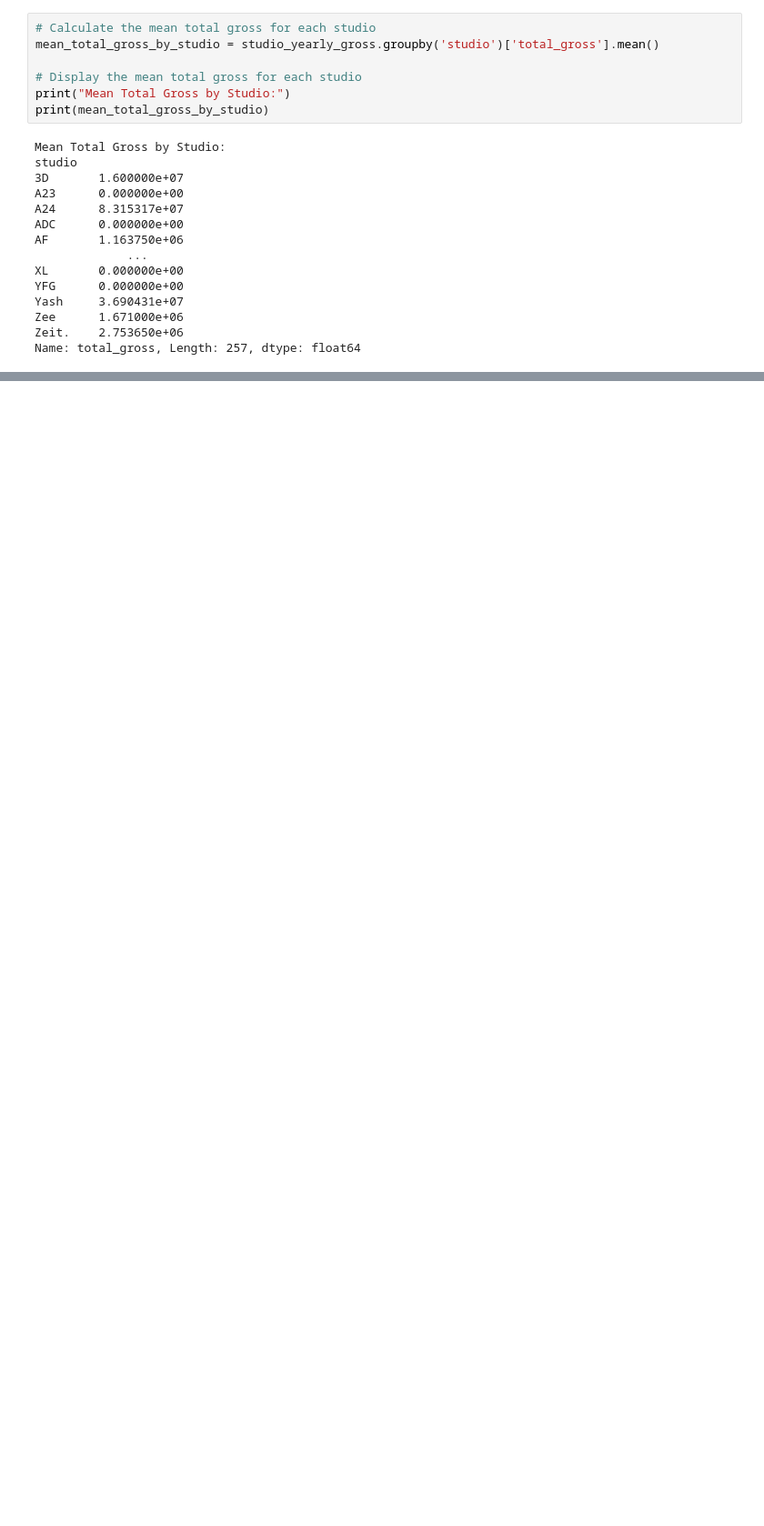
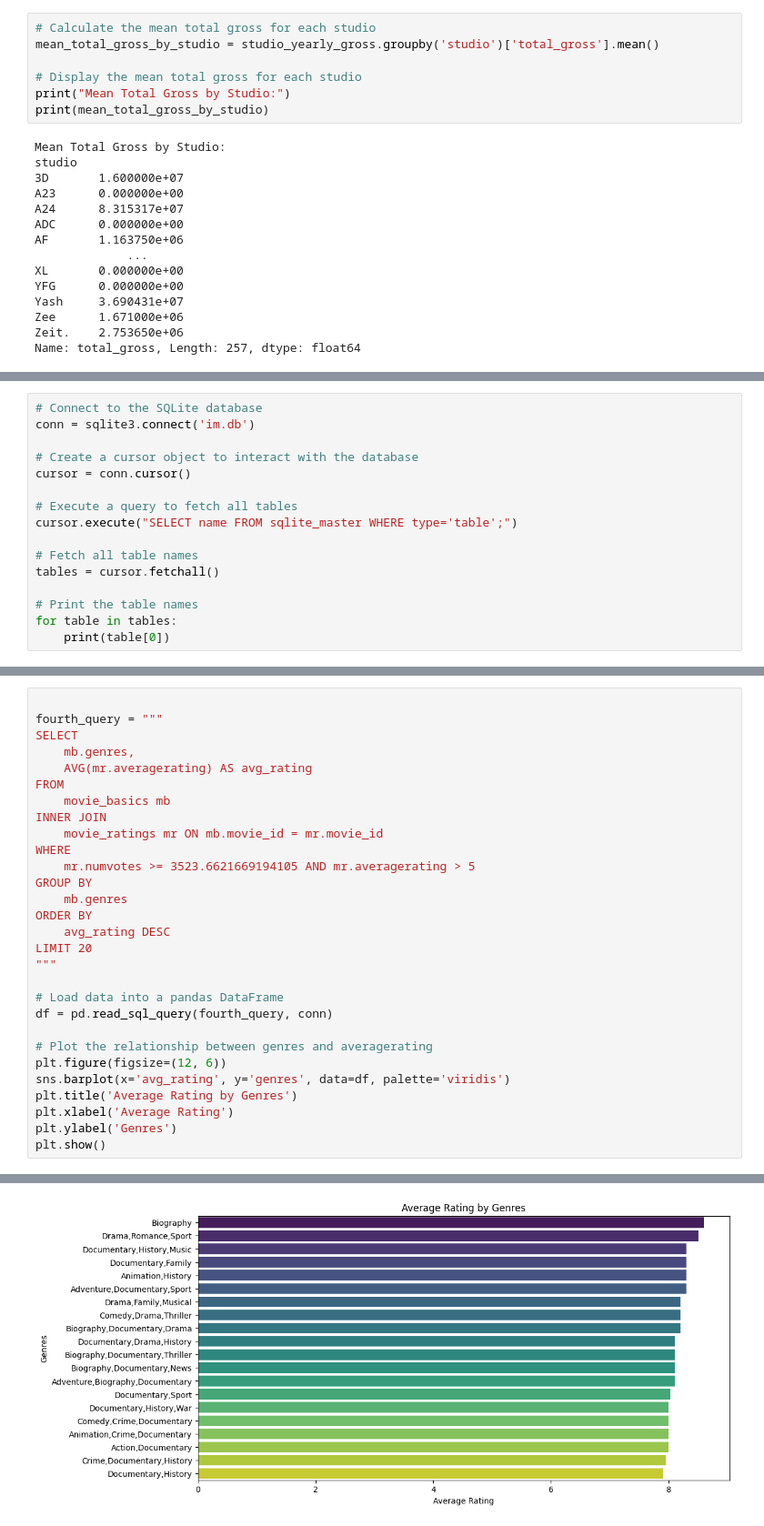
Before and after one commit to phelanthropus/Microsoft-Analysis, a Jupyter notebook: Microsoft Analysis.ipynb, the cells around one changed output, grey strips where cells are left out. Shown: that part at 91% size. Drawn from its saved outputs; the diff is of its cells as text; blank space fills up the shorter version.

Commit message:
Analysing the data sets when both csv and the SQL data base are joined

```diff
--- a/Microsoft Analysis.ipynb
+++ b/Microsoft Analysis.ipynb
@@ -1060,0 +322,16 @@ plt.show()
+# %%
+# Connect to the SQLite database
+conn = sqlite3.connect('im.db')
+
+# Create a cursor object to interact with the database
+cursor = conn.cursor()
+
+# Execute a query to fetch all tables
+cursor.execute("SELECT name FROM sqlite_master WHERE type='table';")
+
+# Fetch all table names
+tables = cursor.fetchall()
+
+# Print the table names
+for table in tables:
+    print(table[0])
@@ -1060,0 +491,30 @@ plt.show()
+# %%
+
+fourth_query = """
+SELECT
+    mb.genres,
+    AVG(mr.averagerating) AS avg_rating
+FROM
+    movie_basics mb
+INNER JOIN
+    movie_ratings mr ON mb.movie_id = mr.movie_id
+WHERE
+    mr.numvotes >= 3523.6621669194105 AND mr.averagerating > 5
+GROUP BY
+    mb.genres
+ORDER BY
+    avg_rating DESC
+LIMIT 20
+"""
+
+# Load data into a pandas DataFrame
+df = pd.read_sql_query(fourth_query, conn)
+
+# Plot the relationship between genres and averagerating
+plt.figure(figsize=(12, 6))
+sns.barplot(x='avg_rating', y='genres', data=df, palette='viridis')
+plt.title('Average Rating by Genres')
+plt.xlabel('Average Rating')
+plt.ylabel('Genres')
+plt.show()
+# %% [output]
@@ -1060,0 +524 @@ plt.show()
+[figure, added]
```
Also changed, not shown: parts of 83 cells of this notebook.
